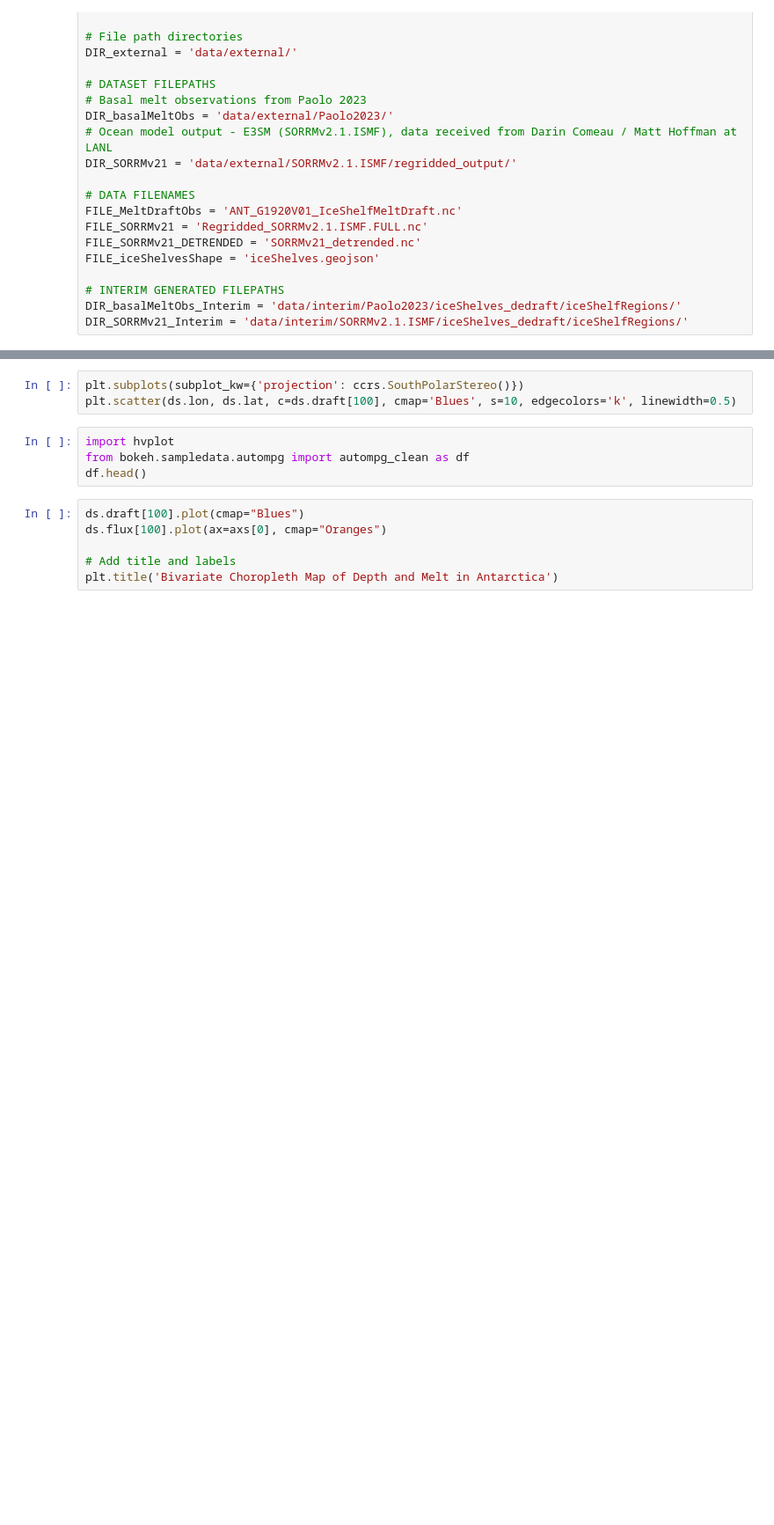
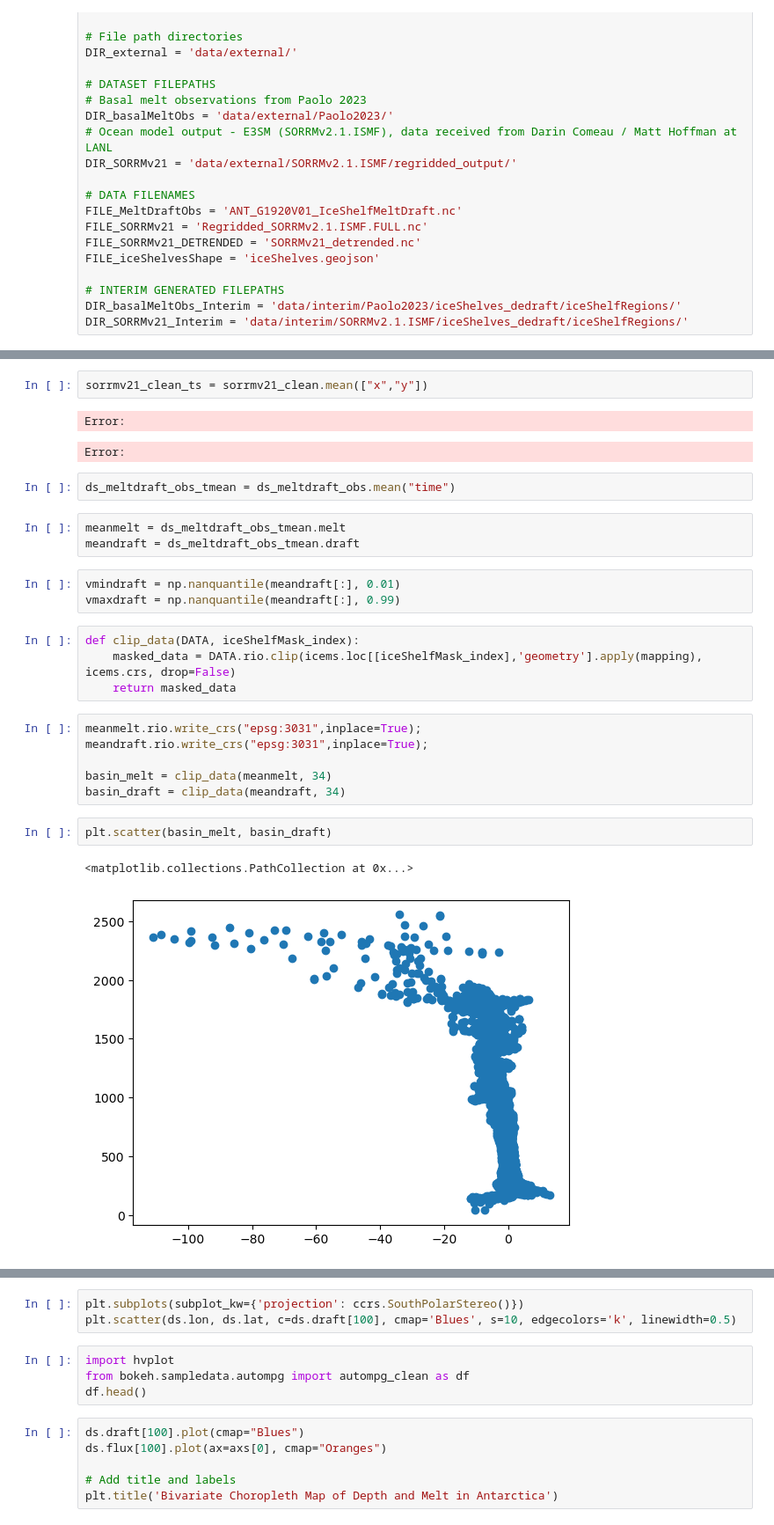
Before and after one commit to mshiv/aislens_emulation, a Jupyter notebook: notebooks/scratch.ipynb, the cells around one changed output, grey strips where cells are left out. Shown at 88% size. Saved outputs shown, nothing was run; the diff lists cells and outputs as text; blank space fills up the shorter version.

```diff
--- a/notebooks/scratch.ipynb
+++ b/notebooks/scratch.ipynb
@@ -69,0 +114,28 @@ ds = ds.rename({"Time":"time"})
+# %%
+sorrmv21_clean_ts = sorrmv21_clean.mean(["x","y"])
+# %% [output]
+Error:
+Error:
+# %%
+ds_meltdraft_obs_tmean = ds_meltdraft_obs.mean("time")
+# %%
+meanmelt = ds_meltdraft_obs_tmean.melt
+meandraft = ds_meltdraft_obs_tmean.draft
+# %%
+vmindraft = np.nanquantile(meandraft[:], 0.01)
+vmaxdraft = np.nanquantile(meandraft[:], 0.99)
+# %%
+def clip_data(DATA, iceShelfMask_index):
+    masked_data = DATA.rio.clip(icems.loc[[iceShelfMask_index],'geometry'].apply(mapping), icems.crs, drop=False)
+    return masked_data
+# %%
+meanmelt.rio.write_crs("epsg:3031",inplace=True);
+meandraft.rio.write_crs("epsg:3031",inplace=True);
+
+basin_melt = clip_data(meanmelt, 34)
+basin_draft = clip_data(meandraft, 34)
+# %%
+plt.scatter(basin_melt, basin_draft)
+# %% [output]
+<matplotlib.collections.PathCollection at 0x...>
+[figure, added]
```
Also changed, not shown: parts of 12 cells of this notebook, 2 other files.
